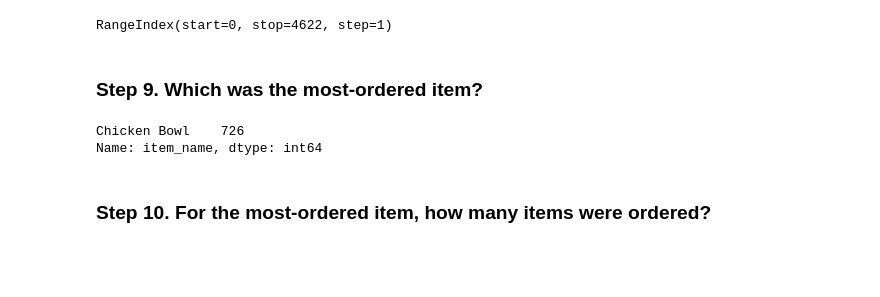
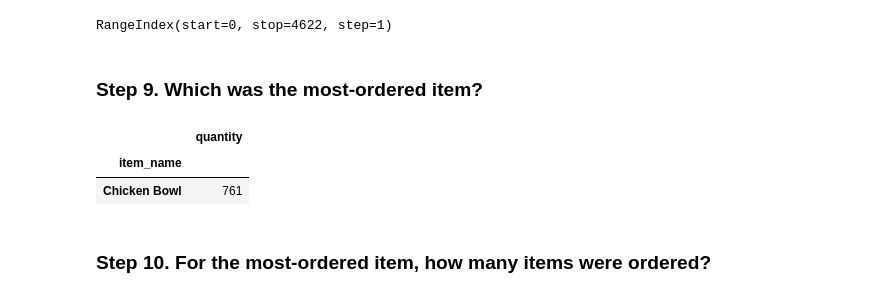
Before and after one commit to anjanapoudyal/pandas_exercises, a Jupyter notebook: 01_Getting_&_Knowing_Your_Data/Chipotle/Exercises.ipynb, the cells around one changed output. Cells and saved outputs as stored; diff of their text form; code cells hidden in the pictures; blank space fills up the shorter version.

```diff
--- a/01_Getting_&_Knowing_Your_Data/Chipotle/Exercises.ipynb
+++ b/01_Getting_&_Knowing_Your_Data/Chipotle/Exercises.ipynb
@@ -77,12 +77,13 @@ RangeIndex(start=0, stop=4622, step=1)
 # %% [markdown]
 ### Step 9. Which was the most-ordered item?
 # %%
-chipo['item_name'].value_counts().head(1)
-#item_quants=chipo.groupby(["item_name"]).agg({"quantity":'sum'})
-#item_quants.sort_values("quantity",ascending=False)[:5]
+#chipo['item_name'].value_counts().head(1)
+item_quants=chipo.groupby(["item_name"]).agg({"quantity":'sum'})
+item_quants.sort_values("quantity",ascending=False)[:1]
 # %% [output]
-Chicken Bowl    726
-Name: item_name, dtype: int64
+|  | quantity |
+| item_name |  |
+| Chicken Bowl | 761 |
 # %% [markdown]
 ### Step 10. For the most-ordered item, how many items were ordered?
 # %%
```
Also changed, not shown: parts of 3 cells of this notebook.
